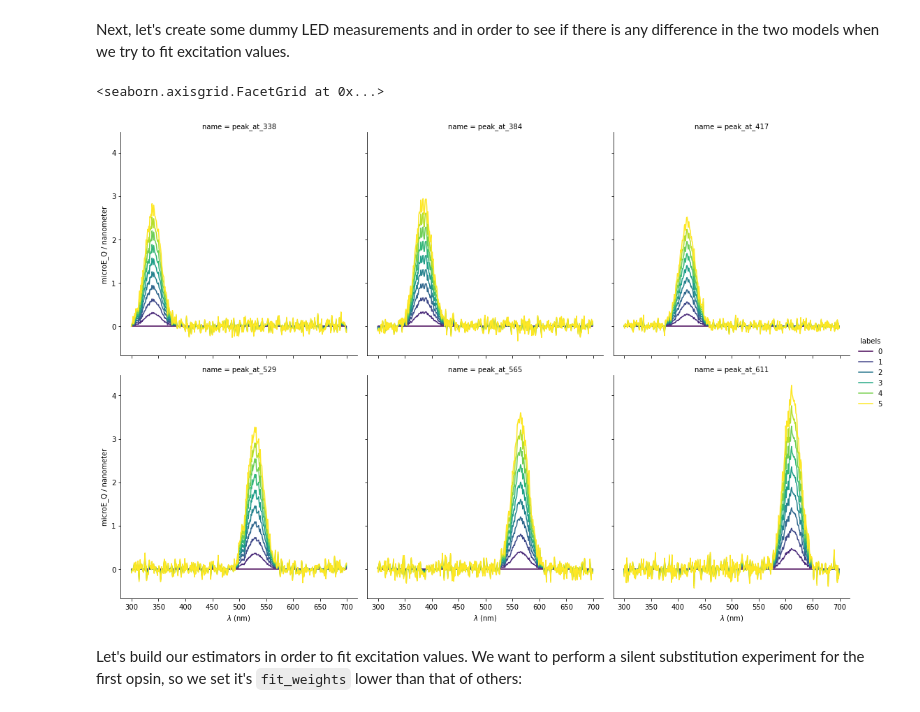
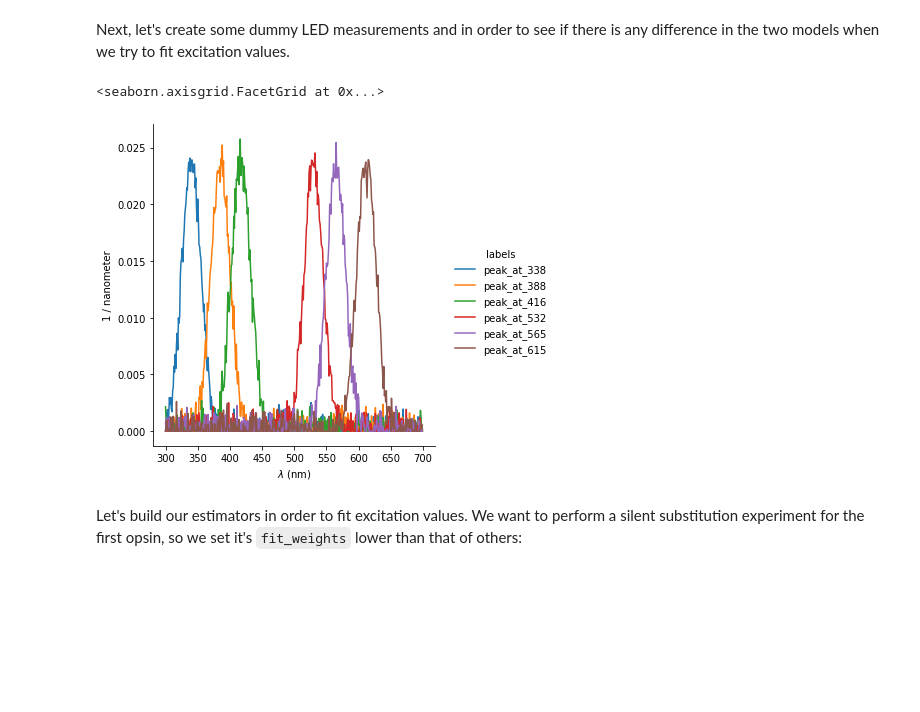
Before and after one commit to neuralsignal/dreye, a Jupyter notebook: tutorials/noisy_photoreceptor_model.ipynb, the cells around one changed output. Cells and saved outputs as stored; diff of their text form; code cells hidden in the pictures; blank space fills up the shorter version.

```diff
--- a/tutorials/noisy_photoreceptor_model.ipynb
+++ b/tutorials/noisy_photoreceptor_model.ipynb
@@ -88,25 +88,25 @@ Next, let's create some dummy LED measurements and in order to see if there is a
 # %%
 max_ints = np.array([100, 110, 90, 120, 130, 150])
 measured_spectra = get_led_spectra_container(
     led_spectra=(
         norm.pdf(
             wls[:, None],
             np.array([340, 385, 417, 530, 565, 612])[None],
             15
         ) + np.random.normal(0, 0.001, (wls.size, 6))
     ),
     intensity_bounds=(np.zeros(6), max_ints),
     wavelengths=wls,
     output_bounds=(0, 5),
     intensity_units='microphotonflux',
     output_units='volts',
     steps=10
 )
 
-measured_spectra.plot()
+measured_spectra.normalized_spectra.plot()
 # %% [output]
 <seaborn.axisgrid.FacetGrid at 0x...>
-[figure, old version]
+[figure, new version]
 # %% [markdown]
 Let's build our estimators in order to fit excitation values. We want to perform a silent substitution experiment for the first opsin, so we set it's `fit_weights` lower than that of others:
 # %%
```
Also changed, not shown: parts of 4 cells of this notebook, 5 other files.
